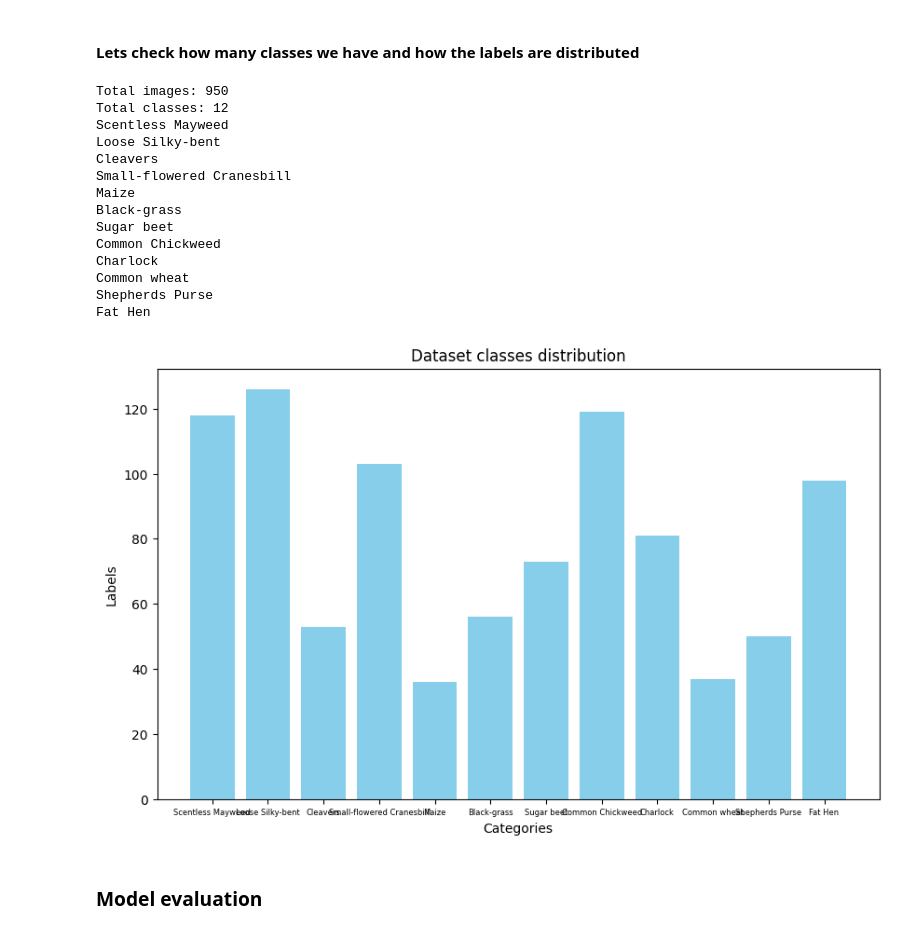
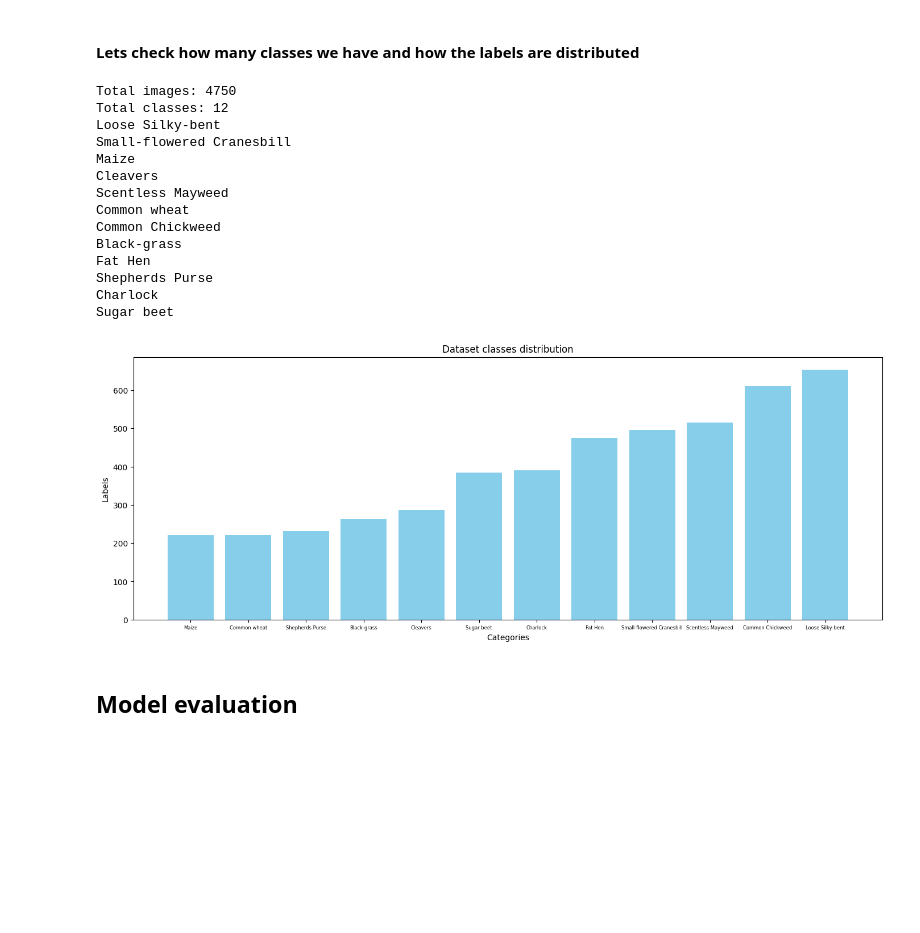
Before and after one commit to maximdorogov/vit-for-multiclass-image-classification, a Jupyter notebook: notebooks/exploration.ipynb, the cells around one changed output. Drawn from its saved outputs; the diff is of its cells as text; code cells hidden in the pictures; blank space fills up the shorter version.

Commit message:
refactor and evaluation

```diff
--- a/notebooks/exploration.ipynb
+++ b/notebooks/exploration.ipynb
@@ -4,42 +1,47 @@ from matplotlib import pyplot as plt
 # %% [markdown]
 #### Lets check how many classes we have and how the labels are distributed
 # %%
-CSV_PATH = '../exp_1/val_data.csv'
+import pandas as pd
+from matplotlib import pyplot as plt
+
+LABEL_COLUMN = 1
+
+CSV_PATH = '../data/all_images.csv'
 dataset_pd = pd.read_csv(CSV_PATH, header=None)
 
-labels = set(dataset_pd[1])
+labels = set(dataset_pd[LABEL_COLUMN])
 print(f'Total images: {len(dataset_pd)}')
 print(f'Total classes: {len(labels)}')
 print(*labels, sep='\n')
 
-stats = {label:len(dataset_pd.loc[dataset_pd[1]==label]) for label in labels}
+stats = {label:len(dataset_pd.loc[dataset_pd[LABEL_COLUMN]==label]) for label in labels}
+stats = dict(sorted(stats.items(), key=lambda item: item[1]))
 
 labels = list(stats.keys())
 quantity = list(stats.values())
 
-# Plotting the bar graph
-plt.figure(figsize=(10, 6))
+plt.figure(figsize=(17, 6))
 plt.bar(labels, quantity, color='skyblue')
 plt.xlabel('Categories')
 plt.ylabel('Labels')
 plt.title('Dataset classes distribution')
 plt.xticks(fontsize=6)
 plt.show()
 # %% [output]
-Total images: 950
+Total images: 4750
 Total classes: 12
-Scentless Mayweed
 Loose Silky-bent
-Cleavers
 Small-flowered Cranesbill
 Maize
+Cleavers
+Scentless Mayweed
+Common wheat
+Common Chickweed
 Black-grass
+Fat Hen
+Shepherds Purse
+Charlock
 Sugar beet
-Common Chickweed
-Charlock
-Common wheat
-Shepherds Purse
-Fat Hen
-[figure, old version]
+[figure, new version]
 # %% [markdown]
-### Model evaluation
+## Model evaluation
```
Also changed, not shown: parts of 9 cells of this notebook, 2 other files.
